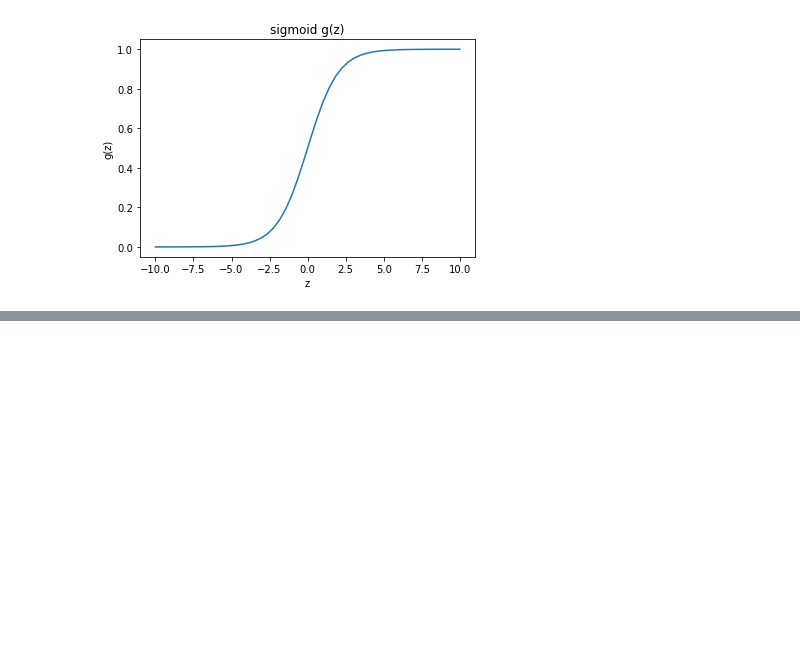
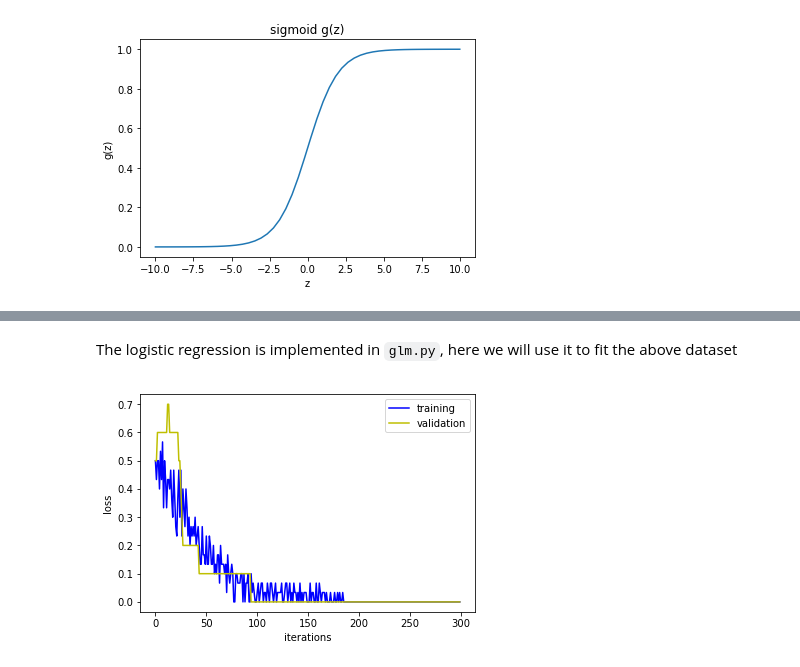
Before and after one commit to minh84/ml-nb, a Jupyter notebook: machine_learning/supervised/binary_classification_logistic.ipynb, the cells around one changed output, grey strips where cells are left out. Cells and saved outputs as stored; diff of their text form; code cells hidden in the pictures; blank space fills up the shorter version.

Commit message:
logistic regression wip

```diff
--- a/machine_learning/supervised/binary_classification_logistic.ipynb
+++ b/machine_learning/supervised/binary_classification_logistic.ipynb
@@ -70,0 +138,29 @@ Now, we have chosen the hypothesis function, the next step is to define a loss f
+# %%
+from sklearn.model_selection import train_test_split
+
+X_train, X_test, y_train, y_test = train_test_split(X, y,
+                                                    test_size=0.1,
+                                                    random_state=42)
+# %% [markdown]
+The logistic regression is implemented in `glm.py`, here we will use it to fit the above dataset
+# %%
+# create logistic regression model
+clf = glm.LogitReg()
+
+# define some hyperparameters
+epochs = 100
+batch_size =30
+learning_rate = 5e-2
+
+# fit model with the data
+clf.fit(X_train, y_train, X_test, y_test,
+        batch_size, epochs, learning_rate =  learning_rate,
+        debug = True)
+
+# visualize training-loss vs validation-loss
+_ = vis.draw(np.arange(len(clf._dbg_loss)), clf._dbg_loss,
+         xy_labels=['iterations', 'loss'],
+         legends=['training', 'validation'],
+         colors = ['b','y'], plot_type = 'plot')
+# %% [output]
+[figure, added]
```
Also changed, not shown: parts of 4 cells of this notebook, 4 other files.
